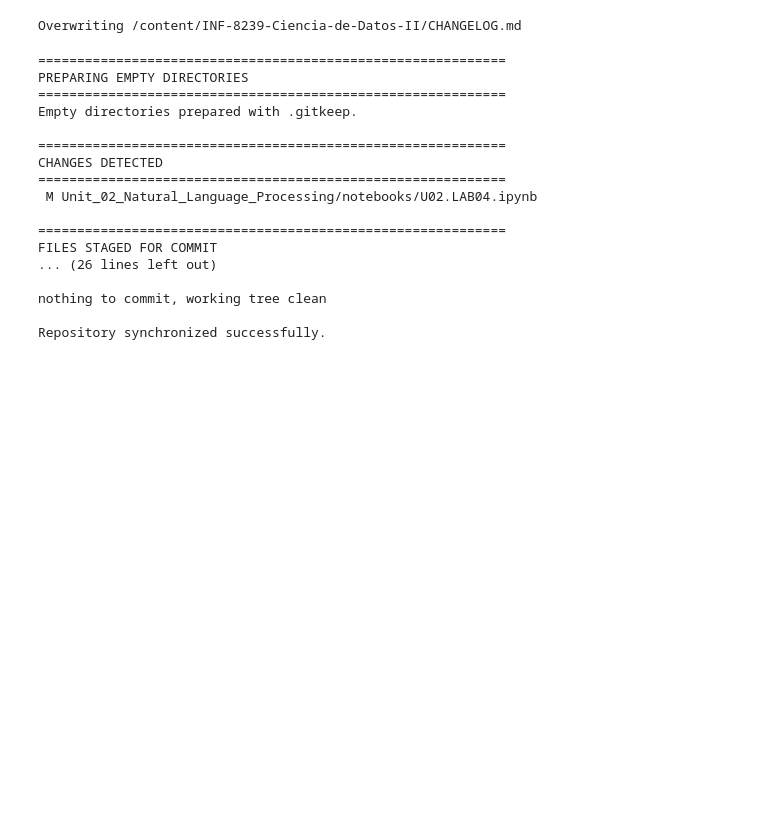
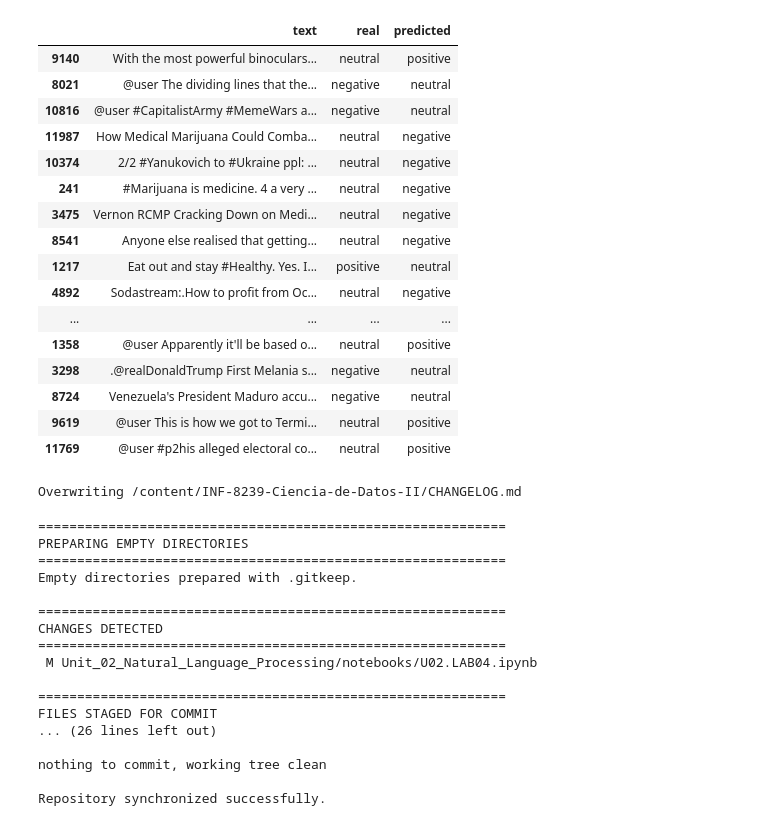
Before and after one commit to pascual-francisco/INF-8239-Ciencia-de-Datos-II, a Jupyter notebook: Unit_02_Natural_Language_Processing/notebooks/U02.LAB04.ipynb, the cells around one changed output. Drawn from its saved outputs; the diff is of its cells as text; code cells hidden in the pictures; blank space fills up the shorter version.

```diff
--- a/Unit_02_Natural_Language_Processing/notebooks/U02.LAB04.ipynb
+++ b/Unit_02_Natural_Language_Processing/notebooks/U02.LAB04.ipynb
@@ -59,3 +341,45 @@ Resolving deltas: 100% (358/358), done.
+# %%
+# ==============================================================================
+# CELL 05 — EXAMINE CLASSIFICATION ERRORS
+# Objective: Identify misclassified test examples and inspect a reproducible
+# sample of their actual and predicted sentiment classes.
+# ==============================================================================
+
+# Create an independent copy of the test DataFrame.
+errors = test_df.copy()
+
+# Add the model predictions as a new column.
+errors["prediction"] = test_pred
+
+# Keep only the observations whose predicted label differs from the actual label.
+errors = errors[errors["label"] != errors["prediction"]]
+
+# Convert the actual numerical labels into human-readable sentiment names.
+errors["real"] = errors["label"].map(dict(enumerate(labels)))
+
+# Convert the predicted numerical labels into human-readable sentiment names.
+errors["predicted"] = errors["prediction"].map(dict(enumerate(labels)))
+
+# Display a reproducible random sample of 20 classification errors.
+errors[["text", "real", "predicted"]].sample(20, random_state=42)
+# %% [output]
+|  | text | real | predicted |
+| 9140 | With the most powerful binoculars... | neutral | positive |
+| 8021 | @user The dividing lines that the... | negative | neutral |
+| 10816 | @user #CapitalistArmy #MemeWars a... | negative | neutral |
+| 11987 | How Medical Marijuana Could Comba... | neutral | negative |
+| 10374 | 2/2 #Yanukovich to #Ukraine ppl: ... | neutral | negative |
+| 241 | #Marijuana is medicine. 4 a very ... | neutral | negative |
+| 3475 | Vernon RCMP Cracking Down on Medi... | neutral | negative |
+| 8541 | Anyone else realised that getting... | neutral | negative |
+| 1217 | Eat out and stay #Healthy. Yes. I... | positive | neutral |
+| 4892 | Sodastream:.How to profit from Oc... | neutral | negative |
+| ... | ... | ... | ... |
+| 1358 | @user Apparently it'll be based o... | neutral | positive |
+| 3298 | .@realDonaldTrump First Melania s... | negative | neutral |
+| 8724 | Venezuela's President Maduro accu... | negative | neutral |
+| 9619 | @user This is how we got to Termi... | neutral | positive |
+| 11769 | @user #p2his alleged electoral co... | neutral | positive |
 # %%
 %%writefile /content/INF-8239-Ciencia-de-Datos-II/CHANGELOG.md
 # Changelog
```
Also changed, not shown: parts of 7 cells of this notebook.
